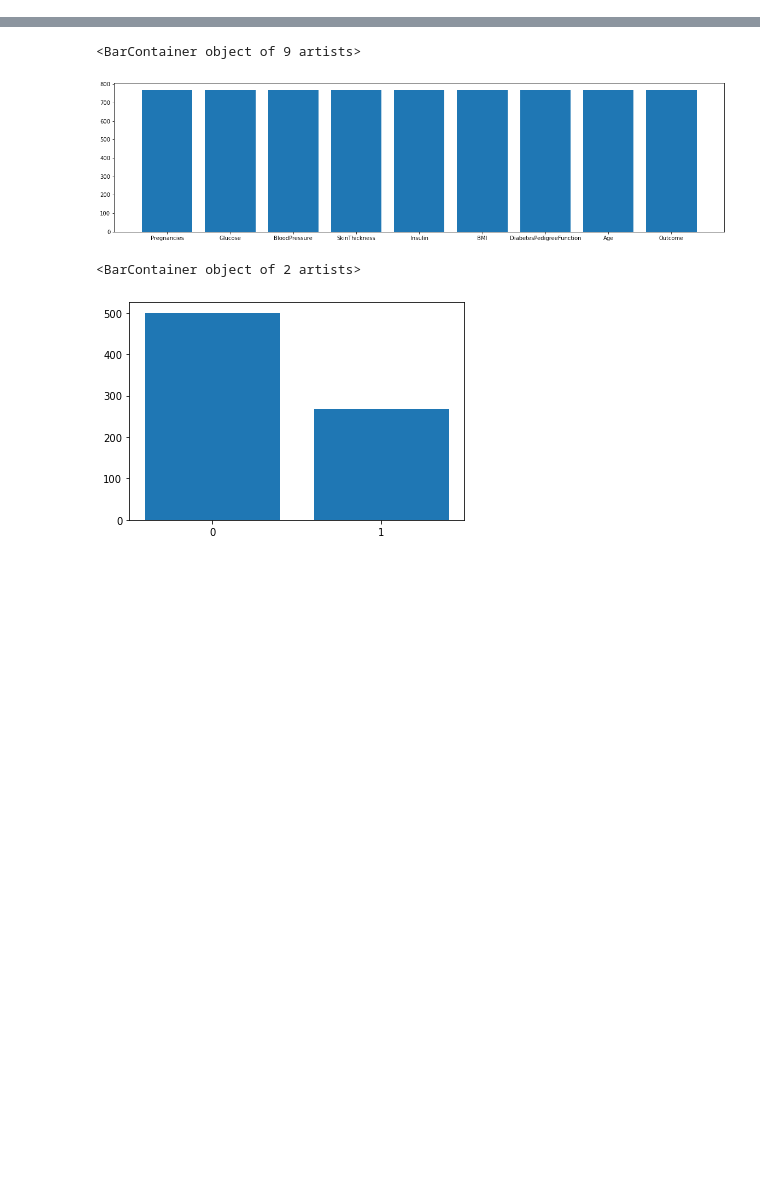
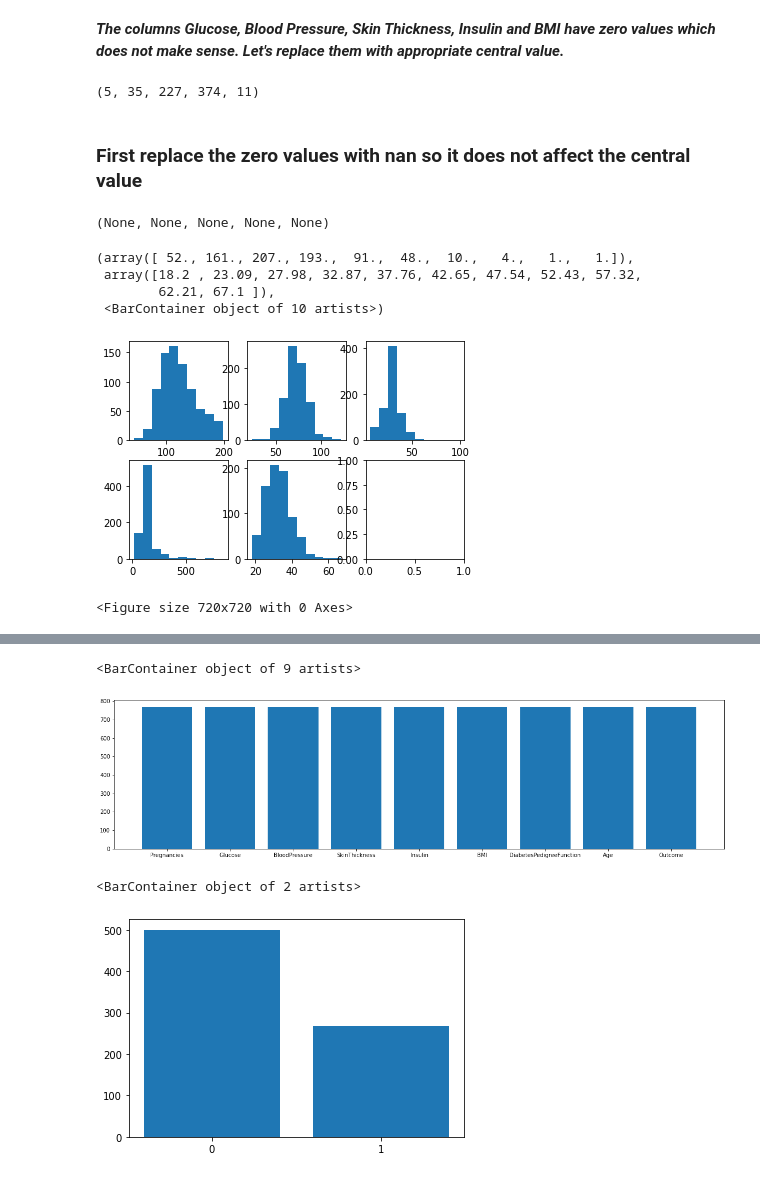
Before and after one commit to murtaza0125/Kaggle_Projects, a Jupyter notebook: diabetes-prediction-classifier.ipynb, the cells around one changed output, grey strips where cells are left out. Saved outputs shown, nothing was run; the diff lists cells and outputs as text; code cells hidden in the pictures; blank space fills up the shorter version.

```diff
--- a/diabetes-prediction-classifier.ipynb
+++ b/diabetes-prediction-classifier.ipynb
@@ -63 +54,31 @@ df.SkinThickness.plot(kind='hist', grid =1, figsize=(15,10))
+# %% [markdown]
+***The columns Glucose, Blood Pressure, Skin Thickness, Insulin and BMI have zero values which does not make sense.
+Let's replace them with appropriate central value.***
+# %%
+df.Glucose.value_counts()[0], df.BloodPressure.value_counts()[0], df.SkinThickness.value_counts()[0], df.Insulin.value_counts()[0], df.BMI.value_counts()[0]
+# %% [output]
+(5, 35, 227, 374, 11)
+# %% [markdown]
+### First replace the zero values with nan so it does not affect the central value
+# %%
+df.Glucose.replace(0, np.nan, inplace=True), df.BloodPressure.replace(0, np.nan, inplace=True), df.SkinThickness.replace(0, np.nan, inplace=True), df.Insulin.replace(0, np.nan, inplace=True), df.BMI.replace(0, np.nan, inplace=True)
+# %% [output]
+(None, None, None, None, None)
+# %%
+df.replace(np.nan, {'Glucose': df.Glucose.median(), 'BloodPressure': df.BloodPressure.median(), 'SkinThickness': df.SkinThickness.median(), 'Insulin': df.Insulin.median(), 'BMI': df.BMI.median()}, inplace=True)
+# %%
+fig, axs = plt.subplots(2,3)
+plt.figure(figsize=(10,10))
+axs[0,0].hist(df.Glucose)
+axs[0,1].hist(df.BloodPressure)
+axs[0,2].hist(df.SkinThickness)
+axs[1,0].hist(df.Insulin)
+axs[1,1].hist(df.BMI)
+# %% [output]
+(array([ 52., 161., 207., 193.,  91.,  48.,  10.,   4.,   1.,   1.]),
+ array([18.2 , 23.09, 27.98, 32.87, 37.76, 42.65, 47.54, 52.43, 57.32,
+        62.21, 67.1 ]),
+ <BarContainer object of 10 artists>)
+[figure, added]
+<Figure size 720x720 with 0 Axes>
 # %%
```
Also changed, not shown: parts of 48 cells of this notebook.
